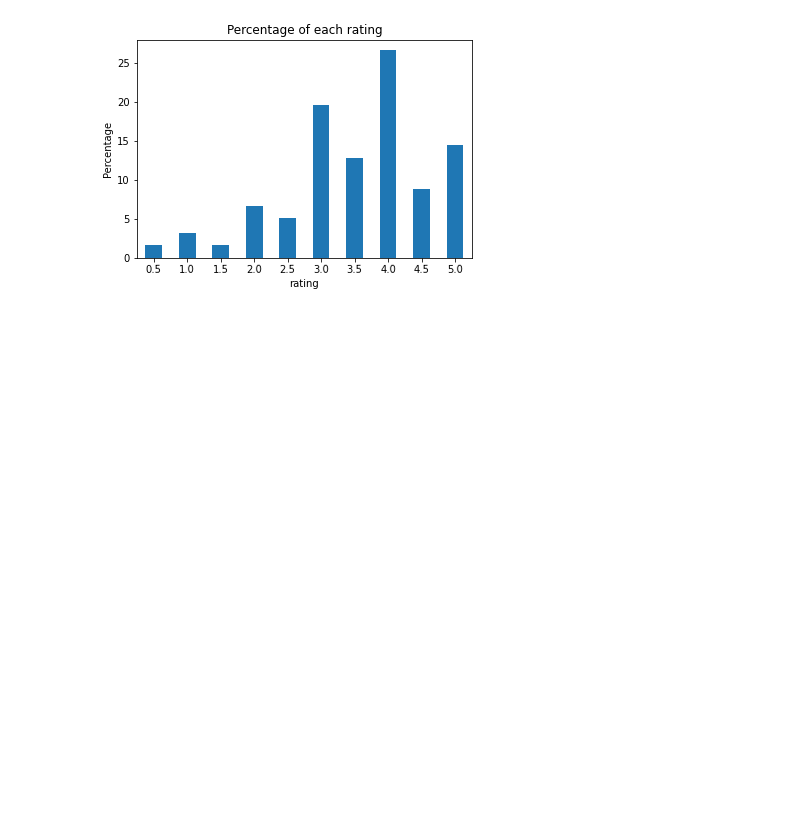
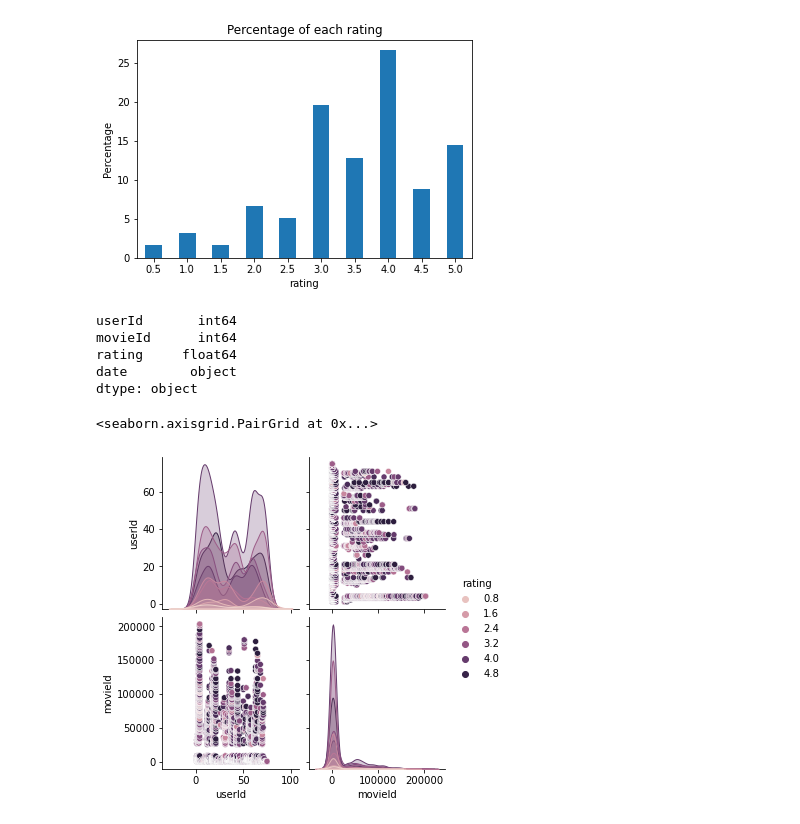
Before and after one commit to LamHo220/movie-recommender, a Jupyter notebook: DataExploration/MovieLen25M.ipynb, the cells around one changed output. Saved outputs shown, nothing was run; the diff lists cells and outputs as text; code cells hidden in the pictures; blank space fills up the shorter version.

```diff
--- a/DataExploration/MovieLen25M.ipynb
+++ b/DataExploration/MovieLen25M.ipynb
@@ -42,0 +51,5 @@ False
+# %%
+df_rating['timestamp'] = pd.to_datetime(df_rating['timestamp'],unit='s').dt.date
+# %%
+df_rating.rename(columns={'timestamp': 'date'}, inplace=True)
+df_rating.head()
@@ -99,3 +324,16 @@ rating
 Name: movieId, dtype: float64
 <AxesSubplot:title={'center':'Percentage of each rating'}, xlabel='rating', ylabel='Percentage'>
 [figure]
+# %%
+df_rating.dtypes
+# %% [output]
+userId       int64
+movieId      int64
+rating     float64
+date        object
+dtype: object
+# %%
+sns.pairplot(data=df_rating[:10000], hue='rating', vars=['userId', 'movieId'])
+# %% [output]
+<seaborn.axisgrid.PairGrid at 0x...>
+[figure, added]
```
Also changed, not shown: parts of 34 cells of this notebook.
